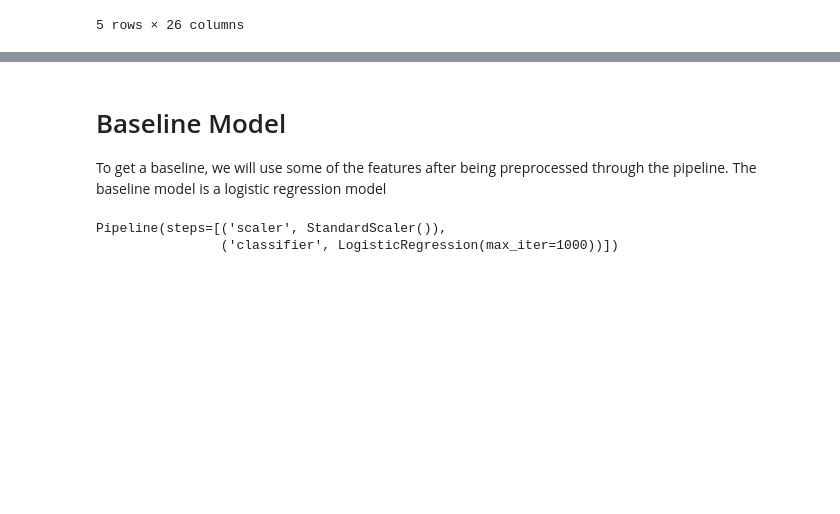
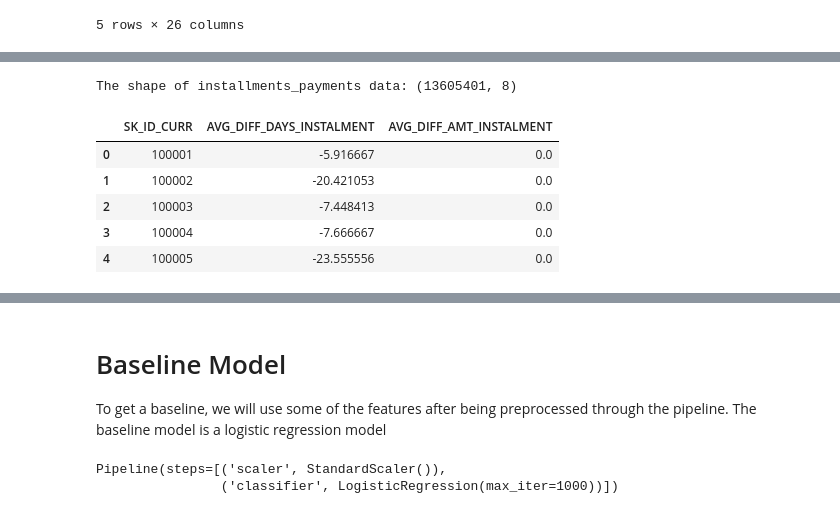
Before and after one commit to gobabh/SP22-AML-29287-HCDR, a Jupyter notebook: Group31_Phase2_FE_Notebook.ipynb, the cells around one changed output, grey strips where cells are left out. Drawn from its saved outputs; the diff is of its cells as text; code cells hidden in the pictures; blank space fills up the shorter version.

```diff
--- a/Group31_Phase2_FE_Notebook.ipynb
+++ b/Group31_Phase2_FE_Notebook.ipynb
@@ -2184,0 +2203,37 @@ Dropping:  ['AMT_CREDIT', 'AMT_GOODS_PRICE', 'DAYS_TERMINATION']
+# %%
+print("The shape of installments_payments data:", datasets['installments_payments'].shape)
+
+fe_installpaytempDF= datasets['installments_payments'].copy()
+
+fe_installpaytempDF['DIFF_DAYS_INSTALMENT']=fe_installpaytempDF['DAYS_ENTRY_PAYMENT']-fe_installpaytempDF['DAYS_INSTALMENT']
+fe_installpaytempDF['DIFF_AMT_INSTALMENT']=fe_installpaytempDF['AMT_PAYMENT']-fe_installpaytempDF['AMT_INSTALMENT']
+fe_installpaytempDF.head()
+
+features = {
+    'DIFF_DAYS_INSTALMENT':['mean'],
+    'DIFF_AMT_INSTALMENT':['mean']
+}
+agginstallDF = fe_installpaytempDF.groupby(['SK_ID_CURR', 'SK_ID_PREV']).agg(features)
+
+agginstallDF.columns = agginstallDF.columns.droplevel()
+agginstallDF.reset_index(inplace=True)
+agginstallDF.columns=['SK_ID_CURR','SK_ID_PREV','AVG_DIFF_DAYS_INSTALMENT', 'AVG_DIFF_AMT_INSTALMENT']
+
+features2 = {
+    'AVG_DIFF_DAYS_INSTALMENT':['mean'],
+    'AVG_DIFF_AMT_INSTALMENT':['mean']
+}
+fe_installpayDF = agginstallDF.groupby('SK_ID_CURR').agg(features2)
+fe_installpayDF.columns = fe_installpayDF.columns.droplevel()
+fe_installpayDF.reset_index(inplace=True)
+fe_installpayDF.columns=['SK_ID_CURR','AVG_DIFF_DAYS_INSTALMENT', 'AVG_DIFF_AMT_INSTALMENT']
+display(fe_installpayDF.head())
+fe_ds['fe_installments_payments'] = fe_installpayDF
+# %% [output]
+The shape of installments_payments data: (13605401, 8)
+|  | SK_ID_CURR | AVG_DIFF_DAYS_INSTALMENT | AVG_DIFF_AMT_INSTALMENT |
+| 0 | 100001 | -5.916667 | 0.0 |
+| 1 | 100002 | -20.421053 | 0.0 |
+| 2 | 100003 | -7.448413 | 0.0 |
+| 3 | 100004 | -7.666667 | 0.0 |
+| 4 | 100005 | -23.555556 | 0.0 |
```
Also changed, not shown: parts of 12 cells of this notebook.
